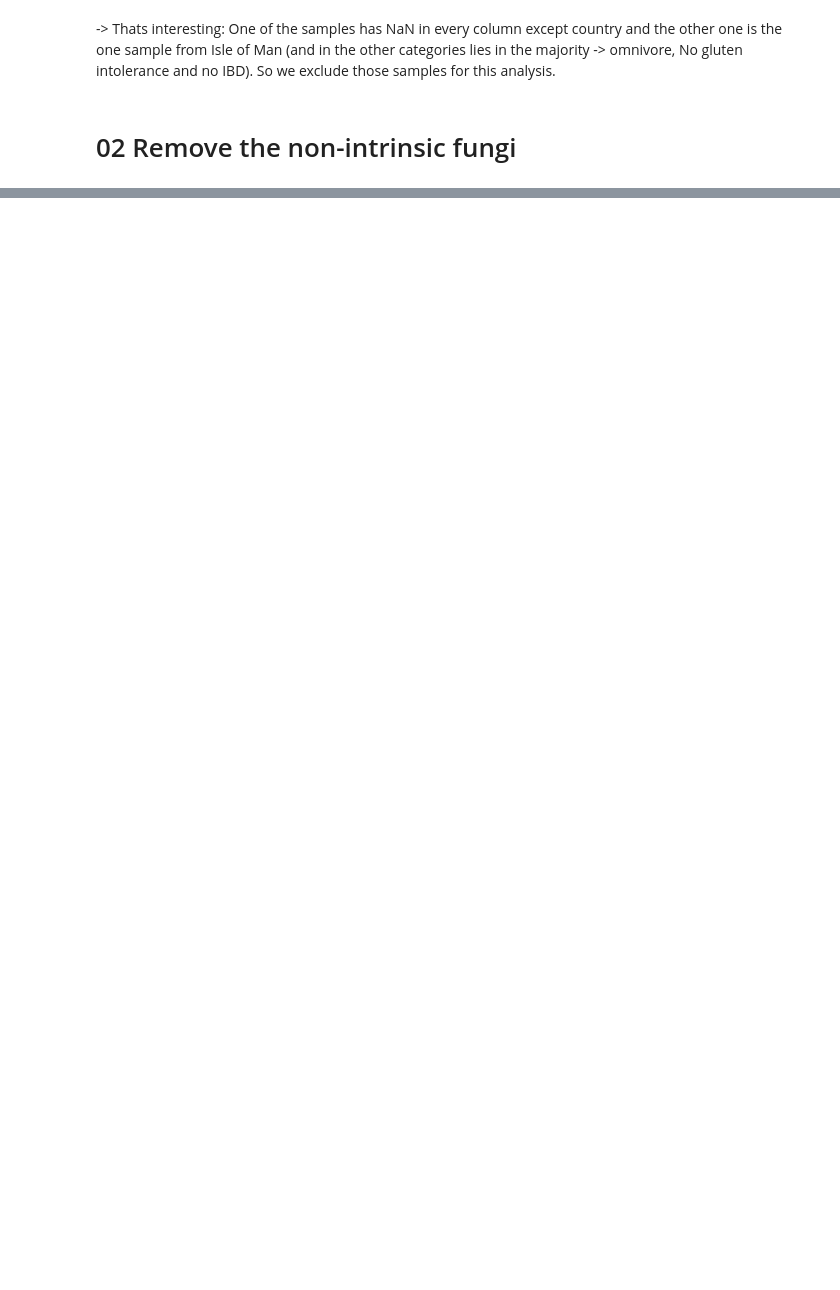
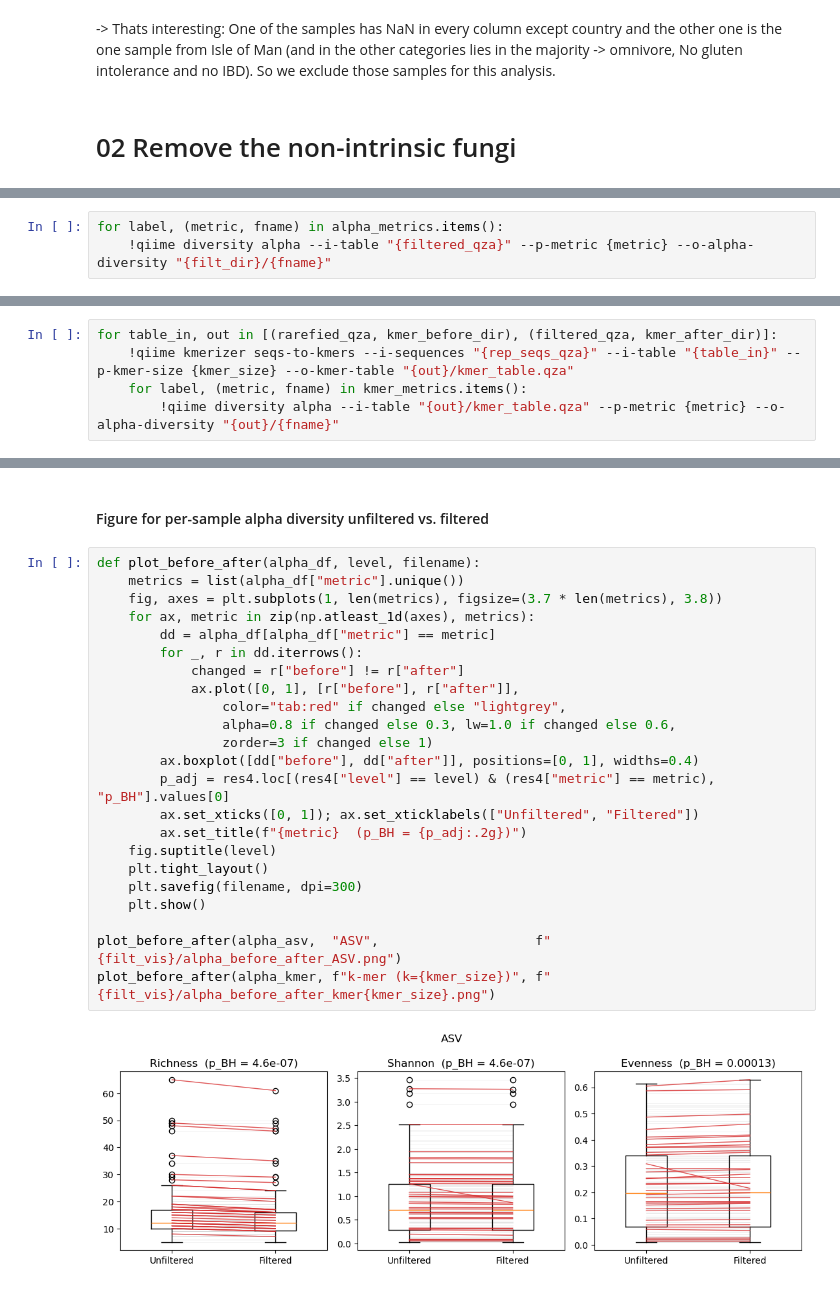
Before and after one commit to elettra-fromm/FunGut, a Jupyter notebook: scripts/19_Fungal_Annotation_Gwendolin.ipynb, the cells around one changed output, grey strips where cells are left out. Cells and saved outputs as stored; diff of their text form; blank space fills up the shorter version.

```diff
--- a/scripts/19_Fungal_Annotation_Gwendolin.ipynb
+++ b/scripts/19_Fungal_Annotation_Gwendolin.ipynb
@@ -403,0 +608,3 @@ out
+# %%
+for label, (metric, fname) in alpha_metrics.items():
+    !qiime diversity alpha --i-table "{filtered_qza}" --p-metric {metric} --o-alpha-diversity "{filt_dir}/{fname}"
@@ -403,0 +617,5 @@ out
+# %%
+for table_in, out in [(rarefied_qza, kmer_before_dir), (filtered_qza, kmer_after_dir)]:
+    !qiime kmerizer seqs-to-kmers --i-sequences "{rep_seqs_qza}" --i-table "{table_in}" --p-kmer-size {kmer_size} --o-kmer-table "{out}/kmer_table.qza"
+    for label, (metric, fname) in kmer_metrics.items():
+        !qiime diversity alpha --i-table "{out}/kmer_table.qza" --p-metric {metric} --o-alpha-diversity "{out}/{fname}"
@@ -403,0 +666,27 @@ out
+# %% [markdown]
+#### Figure for per-sample alpha diversity unfiltered vs. filtered
+# %%
+def plot_before_after(alpha_df, level, filename):
+    metrics = list(alpha_df["metric"].unique())
+    fig, axes = plt.subplots(1, len(metrics), figsize=(3.7 * len(metrics), 3.8))
+    for ax, metric in zip(np.atleast_1d(axes), metrics):
+        dd = alpha_df[alpha_df["metric"] == metric]
+        for _, r in dd.iterrows():
+            changed = r["before"] != r["after"]
+            ax.plot([0, 1], [r["before"], r["after"]],
+                color="tab:red" if changed else "lightgrey",
+                alpha=0.8 if changed else 0.3, lw=1.0 if changed else 0.6,
+                zorder=3 if changed else 1)
+        ax.boxplot([dd["before"], dd["after"]], positions=[0, 1], widths=0.4)
+        p_adj = res4.loc[(res4["level"] == level) & (res4["metric"] == metric), "p_BH"].values[0]
+        ax.set_xticks([0, 1]); ax.set_xticklabels(["Unfiltered", "Filtered"])
+        ax.set_title(f"{metric}  (p_BH = {p_adj:.2g})")
+    fig.suptitle(level)
+    plt.tight_layout()
+    plt.savefig(filename, dpi=300)
+    plt.show()
+
+plot_before_after(alpha_asv,  "ASV",                    f"{filt_vis}/alpha_before_after_ASV.png")
+plot_before_after(alpha_kmer, f"k-mer (k={kmer_size})", f"{filt_vis}/alpha_before_after_kmer{kmer_size}.png")
+# %% [output]
+[figure, added]
```
Also changed, not shown: parts of 49 cells of this notebook, 36 other files.
